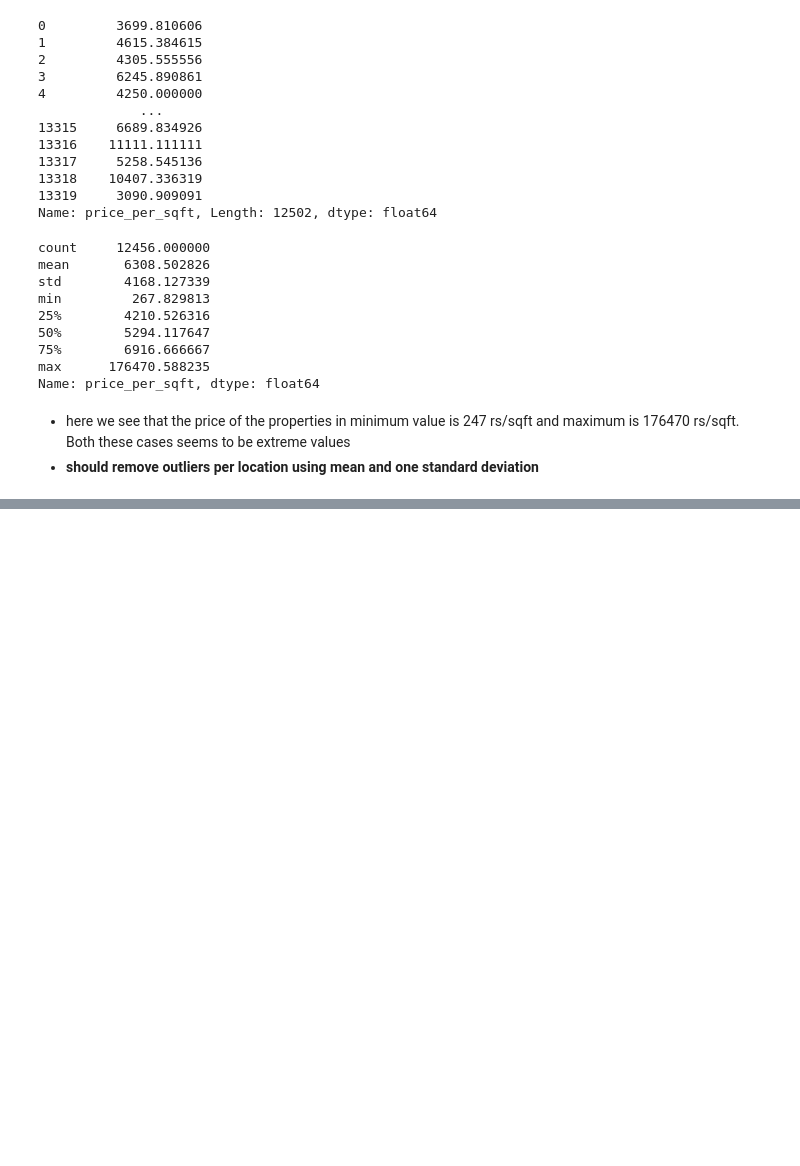
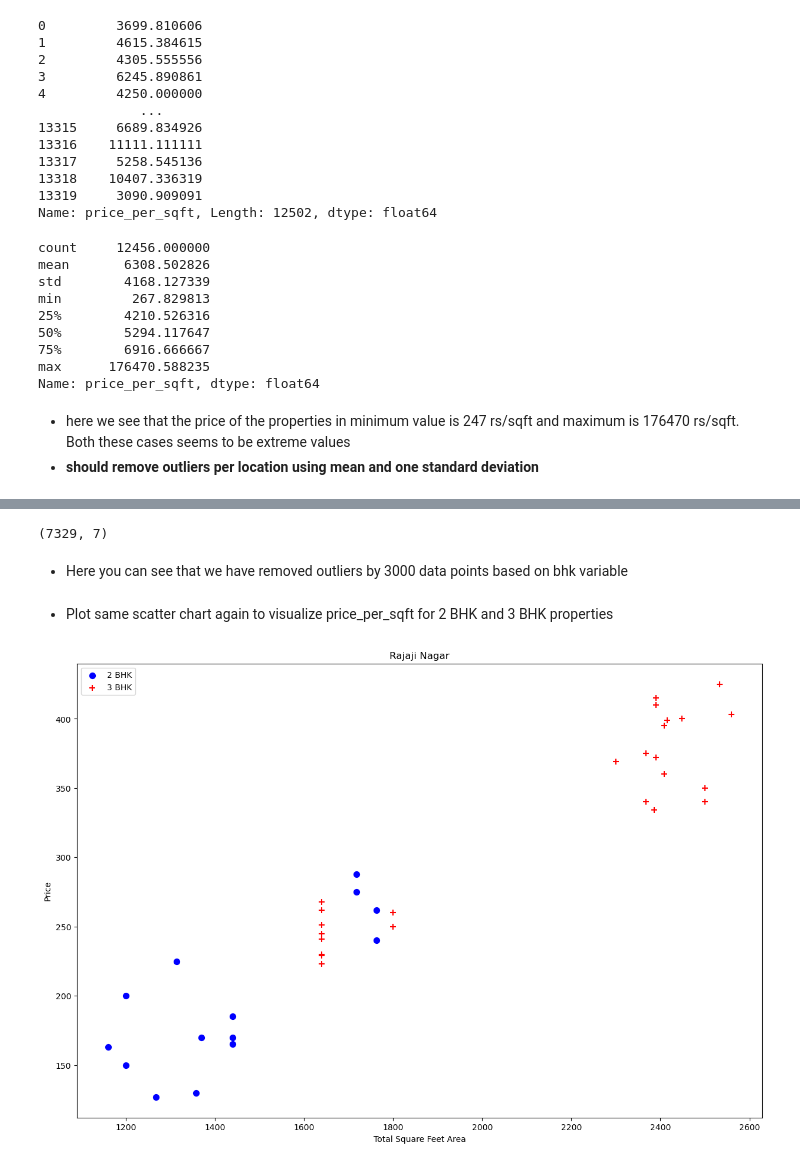
Before and after one commit to singhsaurabh88/Real-Estate-Price-Prediction, a Jupyter notebook: Real Estate Price prediction.ipynb, the cells around one changed output, grey strips where cells are left out. Saved outputs shown, nothing was run; the diff lists cells and outputs as text; code cells hidden in the pictures; blank space fills up the shorter version.

```diff
--- a/Real Estate Price prediction.ipynb
+++ b/Real Estate Price prediction.ipynb
@@ -450,0 +527,32 @@ Name: price_per_sqft, dtype: float64
+# %%
+# function to remove outliers based on bhk
+
+def remove_bhk_outliers(df):
+    exclude_indices = np.array([])
+    for location, location_df in df.groupby('location'):
+        bhk_stats = {}
+        for bhk, bhk_df in location_df.groupby('bhk'):
+            bhk_stats[bhk] = {
+                'mean': np.mean(bhk_df.price_per_sqft),
+                'std': np.std(bhk_df.price_per_sqft),
+                'count': bhk_df.shape[0]
+            }
+        for bhk, bhk_df in location_df.groupby('bhk'):
+            stats = bhk_stats.get(bhk-1)
+            if stats and stats['count']>5:
+                exclude_indices = np.append(exclude_indices, bhk_df[bhk_df.price_per_sqft<(stats['mean'])].index.values)
+    return df.drop(exclude_indices,axis='index')
+# %%
+df8 = remove_bhk_outliers(df7)
+
+df8.shape
+# %% [output]
+(7329, 7)
+# %% [markdown]
+- Here you can see that we have removed outliers by 3000 data points based on bhk variable
+# %% [markdown]
+- Plot same scatter chart again to visualize price_per_sqft for 2 BHK and 3 BHK properties
+# %%
+plot_scatter_chart(df8,"Rajaji Nagar")
+# %% [output]
+[figure, added]
```
Also changed, not shown: parts of 36 cells of this notebook.
